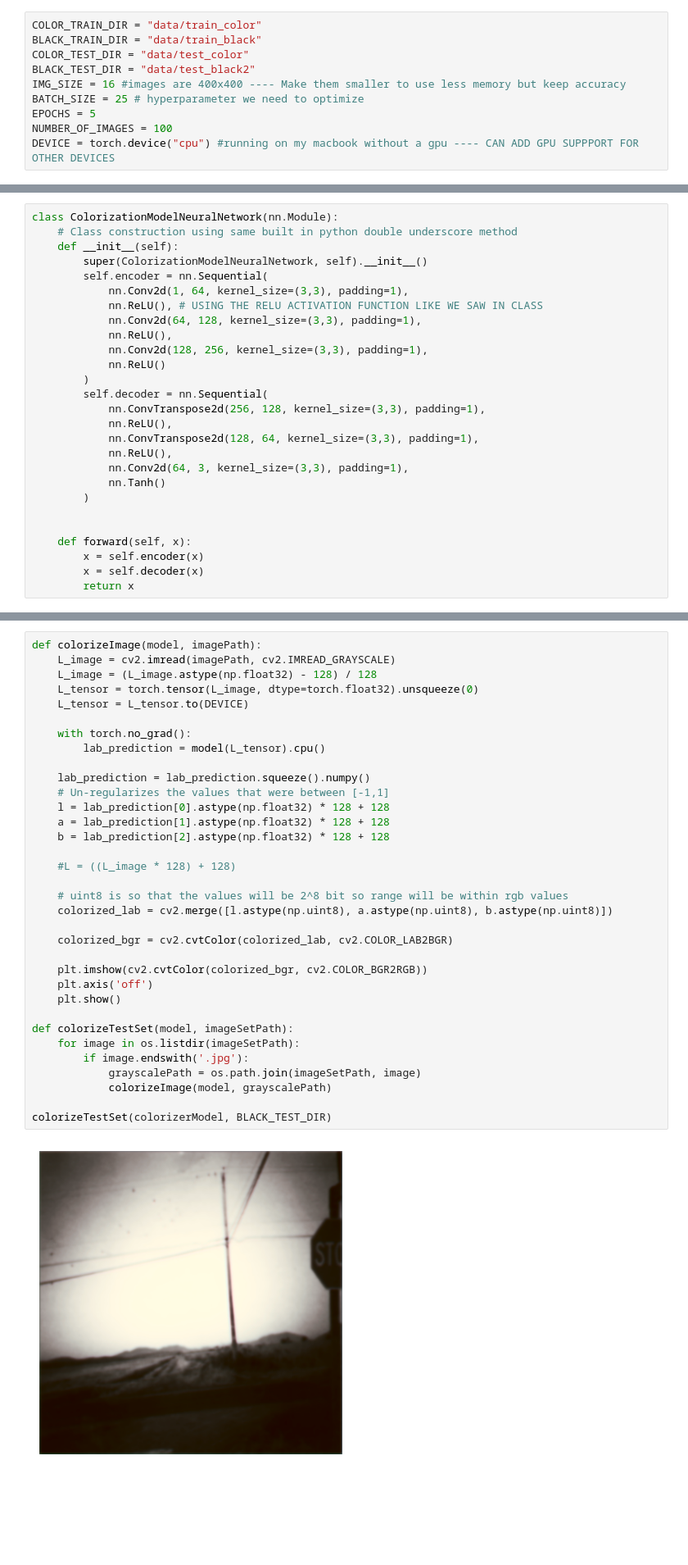
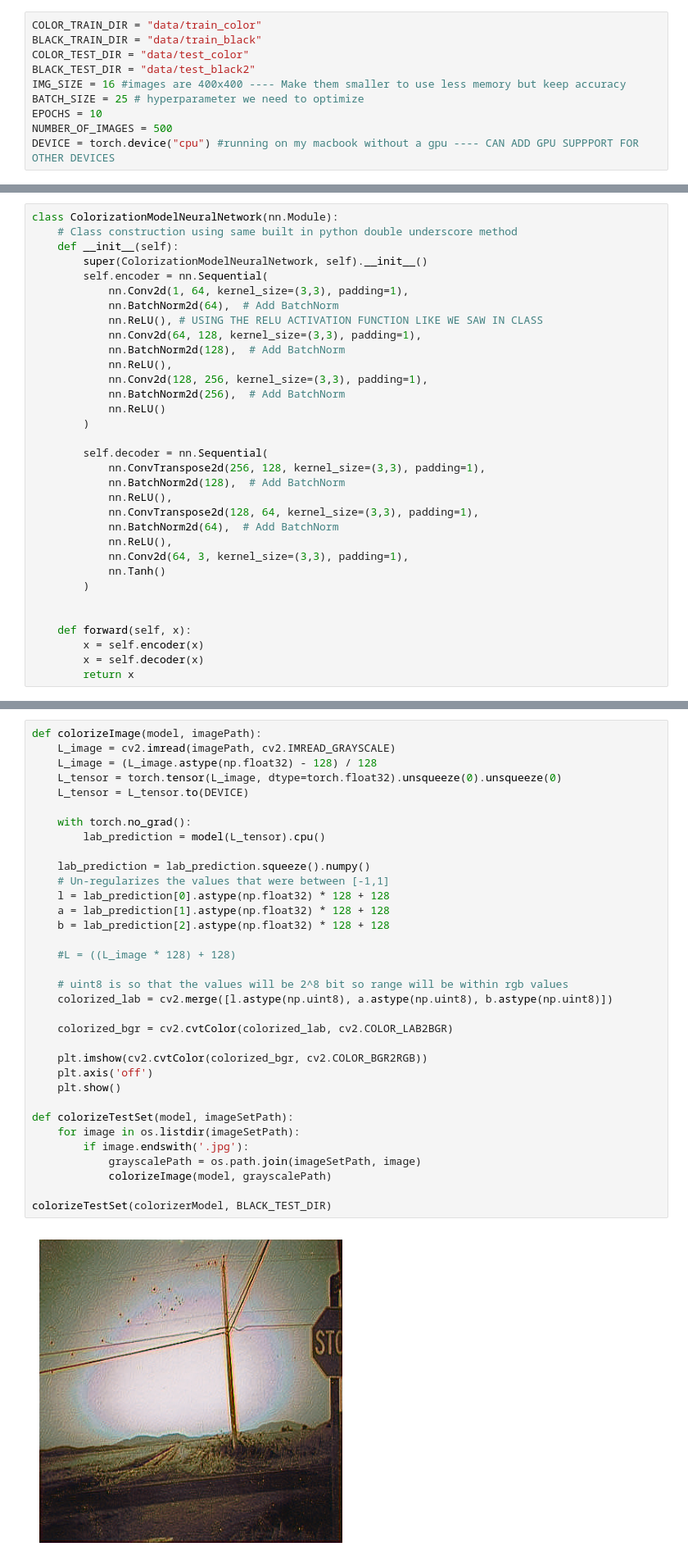
Before and after one commit to AustinK0/3200-ImageColorizer, a Jupyter notebook: main.ipynb, the cells around one changed output, grey strips where cells are left out. Shown at 82% size. Drawn from its saved outputs; the diff is of its cells as text; blank space fills up the shorter version.

Commit message:
Add BatchNorm to Model

```diff
--- a/main.ipynb
+++ b/main.ipynb
@@ -16,8 +16,8 @@ COLOR_TEST_DIR = "data/test_color"
 BLACK_TEST_DIR = "data/test_black2"
 IMG_SIZE = 16 #images are 400x400 ---- Make them smaller to use less memory but keep accuracy
 BATCH_SIZE = 25 # hyperparameter we need to optimize
-EPOCHS = 5
-NUMBER_OF_IMAGES = 100
+EPOCHS = 10
+NUMBER_OF_IMAGES = 500
 DEVICE = torch.device("cpu") #running on my macbook without a gpu ---- CAN ADD GPU SUPPPORT FOR OTHER DEVICES
 # %% [markdown]
 ## Step 1 is to create a class that can hold our loaded datasets, as well as process the images in our dataset for the model
@@ -77,16 +77,22 @@ class ColorizationModelNeuralNetwork(nn.Module):
         super(ColorizationModelNeuralNetwork, self).__init__()
         self.encoder = nn.Sequential(
             nn.Conv2d(1, 64, kernel_size=(3,3), padding=1),
+            nn.BatchNorm2d(64),  # Add BatchNorm
             nn.ReLU(), # USING THE RELU ACTIVATION FUNCTION LIKE WE SAW IN CLASS
             nn.Conv2d(64, 128, kernel_size=(3,3), padding=1),
+            nn.BatchNorm2d(128),  # Add BatchNorm
             nn.ReLU(),
             nn.Conv2d(128, 256, kernel_size=(3,3), padding=1),
+            nn.BatchNorm2d(256),  # Add BatchNorm
             nn.ReLU()
         )
+
         self.decoder = nn.Sequential(
             nn.ConvTranspose2d(256, 128, kernel_size=(3,3), padding=1),
+            nn.BatchNorm2d(128),  # Add BatchNorm
             nn.ReLU(),
             nn.ConvTranspose2d(128, 64, kernel_size=(3,3), padding=1),
+            nn.BatchNorm2d(64),  # Add BatchNorm
             nn.ReLU(),
             nn.Conv2d(64, 3, kernel_size=(3,3), padding=1),
             nn.Tanh()
@@ -158,35 +169,35 @@ Epoch 5/5, Loss: 0.0520
 def colorizeImage(model, imagePath):
     L_image = cv2.imread(imagePath, cv2.IMREAD_GRAYSCALE)
     L_image = (L_image.astype(np.float32) - 128) / 128
-    L_tensor = torch.tensor(L_image, dtype=torch.float32).unsqueeze(0)
+    L_tensor = torch.tensor(L_image, dtype=torch.float32).unsqueeze(0).unsqueeze(0)
     L_tensor = L_tensor.to(DEVICE)
 
     with torch.no_grad():
         lab_prediction = model(L_tensor).cpu()
 
     lab_prediction = lab_prediction.squeeze().numpy()
     # Un-regularizes the values that were between [-1,1]
     l = lab_prediction[0].astype(np.float32) * 128 + 128
     a = lab_prediction[1].astype(np.float32) * 128 + 128
     b = lab_prediction[2].astype(np.float32) * 128 + 128
 
     #L = ((L_image * 128) + 128)
 
     # uint8 is so that the values will be 2^8 bit so range will be within rgb values
     colorized_lab = cv2.merge([l.astype(np.uint8), a.astype(np.uint8), b.astype(np.uint8)])
 
     colorized_bgr = cv2.cvtColor(colorized_lab, cv2.COLOR_LAB2BGR)
 
     plt.imshow(cv2.cvtColor(colorized_bgr, cv2.COLOR_BGR2RGB))
     plt.axis('off')
     plt.show()
 
 def colorizeTestSet(model, imageSetPath):
     for image in os.listdir(imageSetPath):
         if image.endswith('.jpg'):
             grayscalePath = os.path.join(imageSetPath, image)
             colorizeImage(model, grayscalePath)
 
 colorizeTestSet(colorizerModel, BLACK_TEST_DIR)
 # %% [output]
-[figure, old version]
+[figure, new version]
```
Also changed, not shown: parts of 2 cells of this notebook.
